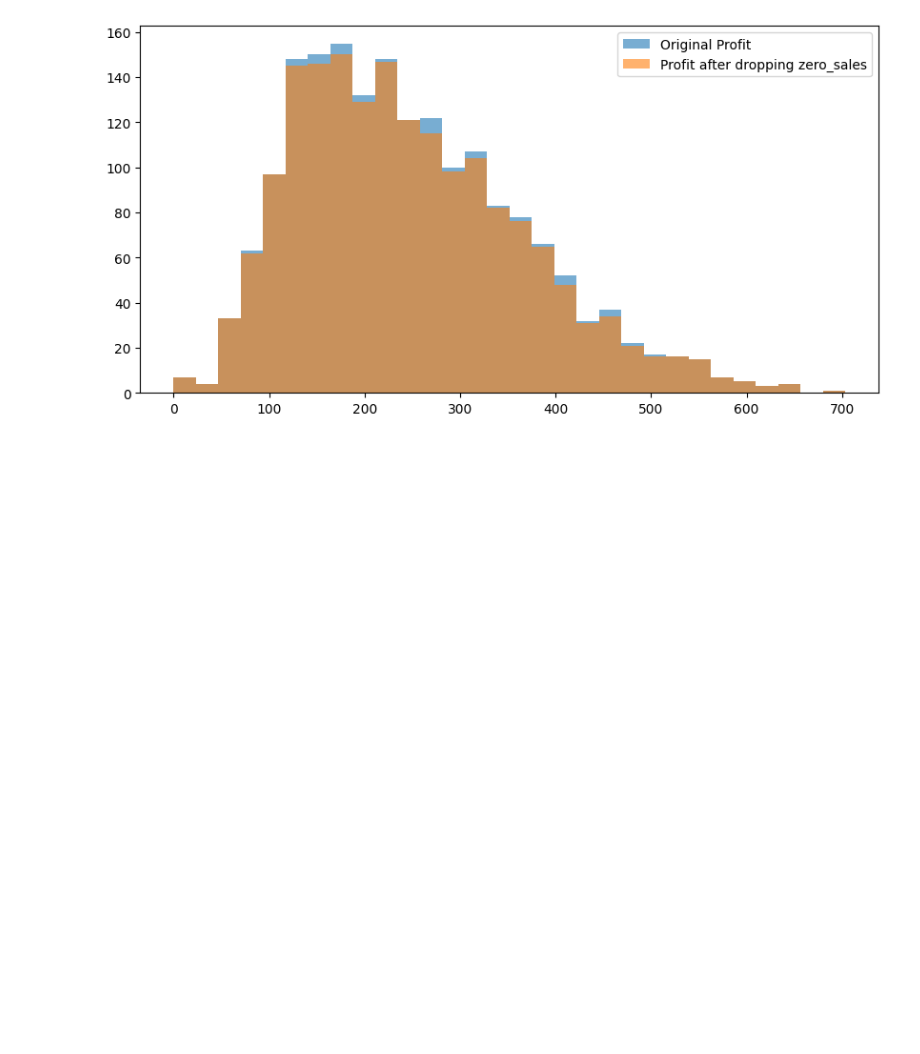
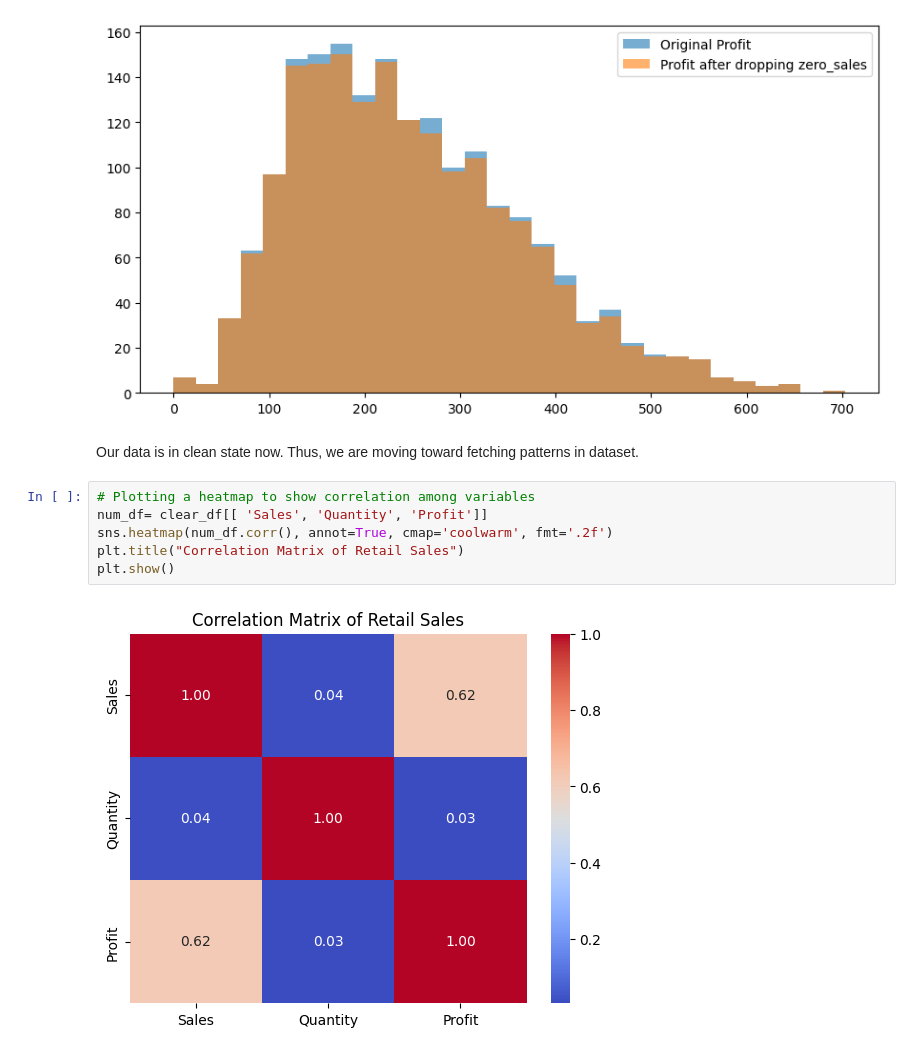
Before and after one commit to alinazainab/EDA-Report-for-Retail_Sales-data, a Jupyter notebook: EDA.ipynb, the cells around one changed output. Drawn from its saved outputs; the diff is of its cells as text; blank space fills up the shorter version.

Commit message:
Data Features are fetched

```diff
--- a/EDA.ipynb
+++ b/EDA.ipynb
@@ -189,3 +227,13 @@ plt.legend()
 plt.show()
 # %% [output]
 [figure]
+# %% [markdown]
+Our data is in clean state now. Thus, we are moving toward fetching patterns in dataset.
+# %%
+# Plotting a heatmap to show correlation among variables
+num_df= clear_df[[ 'Sales', 'Quantity', 'Profit']]
+sns.heatmap(num_df.corr(), annot=True, cmap='coolwarm', fmt='.2f')
+plt.title("Correlation Matrix of Retail Sales")
+plt.show()
+# %% [output]
+[figure, added]
```
Also changed, not shown: parts of 16 cells of this notebook.
